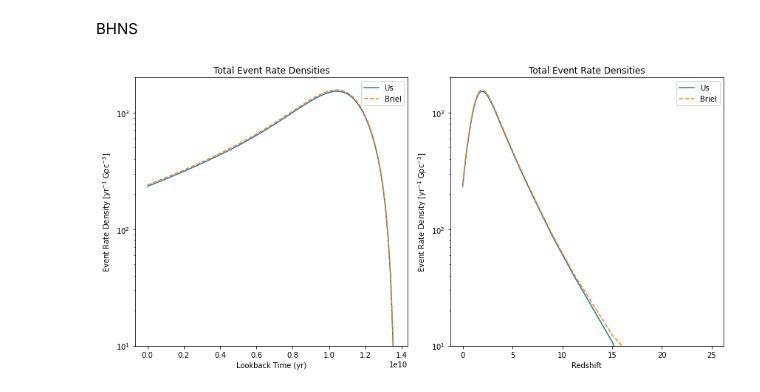
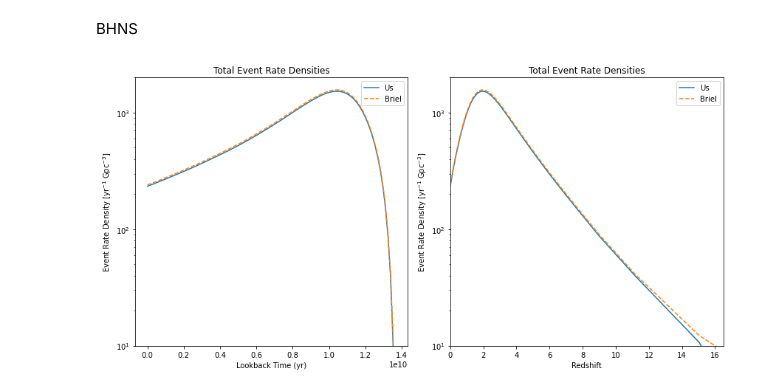
Before and after one commit to NicholaCharlton/Y4_Project, a Jupyter notebook: Dillon/Semester 2/Custom Rates.ipynb, the cells around one changed output. Drawn from its saved outputs; the diff is of its cells as text; code cells hidden in the pictures.

```diff
--- a/Dillon/Semester 2/Custom Rates.ipynb
+++ b/Dillon/Semester 2/Custom Rates.ipynb
@@ -635,25 +698,26 @@ BHNS
 # %%
 fig, axs = plt.subplots(1, 2, figsize=(12, 6))
 
 axs[0].plot(edges[:-1], np.sum(rates['BHNS'], axis=0)[0], label='Us')
 axs[0].plot(edges[:-1], np.sum(event_rates['empirical']["BHNS"], axis=0), '--', label='Briel')
 axs[0].set_yscale('log')
 axs[0].set_ylim(1e1, 2e3)
 axs[0].set_xlabel('Lookback Time (yr)')
 axs[0].set_ylabel(r"Event Rate Density [yr$^{-1}$ Gpc$^{-3}]$")
 axs[0].set_title('Total Event Rate Densities')
 axs[0].legend()
 
 axs[1].plot(redshift_edges[:-1], np.sum(rates['BHNS'], axis=0)[0], label='Us')
 axs[1].plot(redshift_edges[:-1], np.sum(event_rates['empirical']["BHNS"], axis=0), '--', label='Briel')
 axs[1].set_yscale('log')
 axs[1].set_ylim(1e1, 2e3)
+axs[1].set_xlim(0, 16.5)
 axs[1].set_xlabel('Redshift')
 axs[1].set_ylabel(r"Event Rate Density [yr$^{-1}$ Gpc$^{-3}]$")
 axs[1].set_title('Total Event Rate Densities')
 axs[1].legend()
 
 plt.tight_layout()
 plt.show()
 # %% [output]
-[figure, old version]
+[figure, new version]
```
Also changed, not shown: parts of 11 cells of this notebook.
